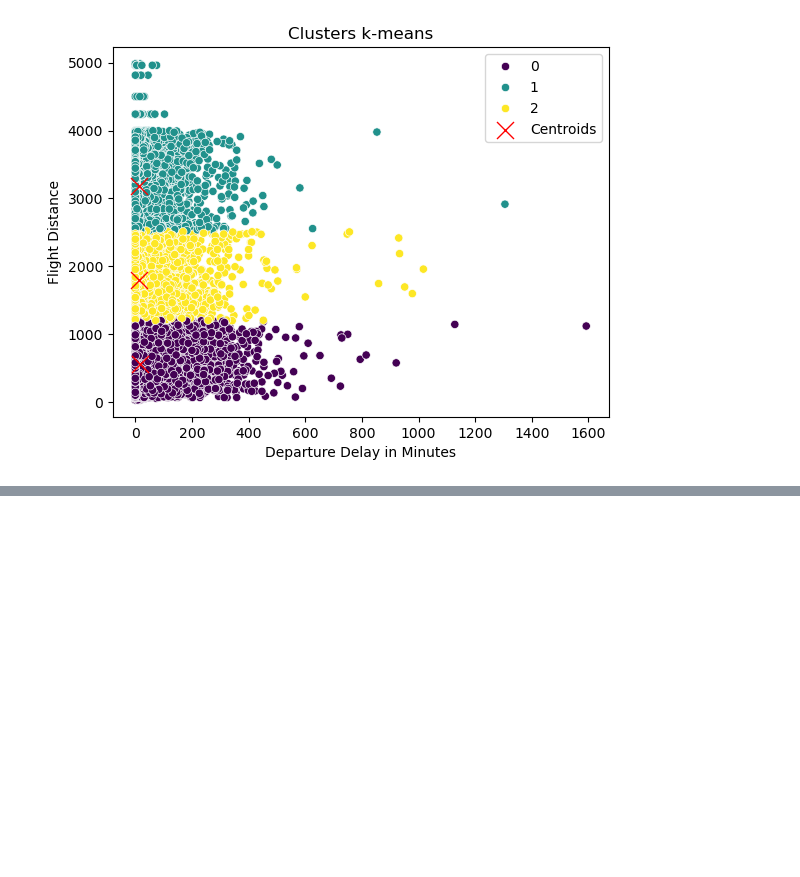
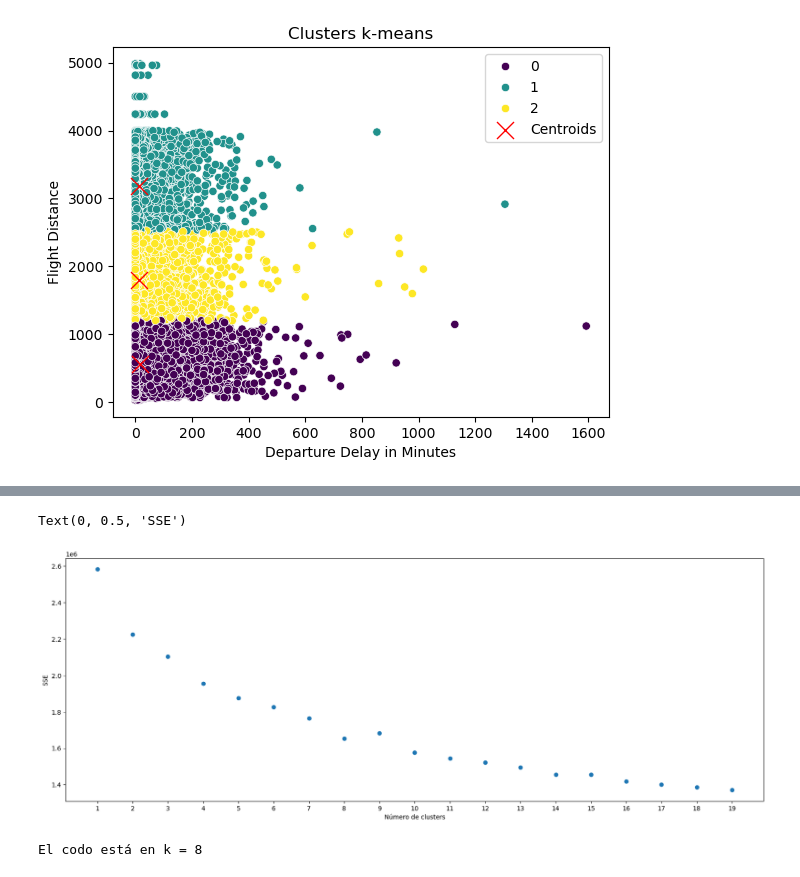
Before and after one commit to AniMuoz/Proyecto-Ciencia-de-datos, a Jupyter notebook: clusterizacion.ipynb, the cells around one changed output, grey strips where cells are left out. Drawn from its saved outputs; the diff is of its cells as text; code cells hidden in the pictures; blank space fills up the shorter version.

```diff
--- a/clusterizacion.ipynb
+++ b/clusterizacion.ipynb
@@ -71,7 +72,7 @@ sse = []
 for k in range(1, 20):
   print(k)
   kkmeans = KMeans(n_clusters=k)
-  kkmeans.fit(agevsat)
+  kkmeans.fit(agevfd)
   sse.append(kkmeans.inertia_)
 # %% [output]
 1
@@ -245,0 +270,8 @@ plt.show()
+# %%
+sse3 = []
+# Se realiza el analisis con hasta 20 clusteres, no se cree que supere esa cantidad
+for k in range(1, 20):
+  print(k)
+  kkmeans3 = KMeans(n_clusters=k)
+  kkmeans3.fit(All_in_scaled)
+  sse3.append(kkmeans3.inertia_)
@@ -245,0 +298,15 @@ plt.show()
+# %%
+fig, ax = plt.subplots(figsize = (20, 7))
+ax.scatter(range(1, 20), sse3)
+ax.set_xticks(range(1, 20))
+ax.set_xlabel("Número de clusters")
+ax.set_ylabel("SSE")
+# %% [output]
+Text(0, 0.5, 'SSE')
+[figure, added]
+# %%
+kl = KneeLocator(range(1, 20), sse3, curve="convex", direction="decreasing")
+
+print("El codo está en k =", kl.elbow)
+# %% [output]
+El codo está en k = 8
```
Also changed, not shown: parts of 23 cells of this notebook.
